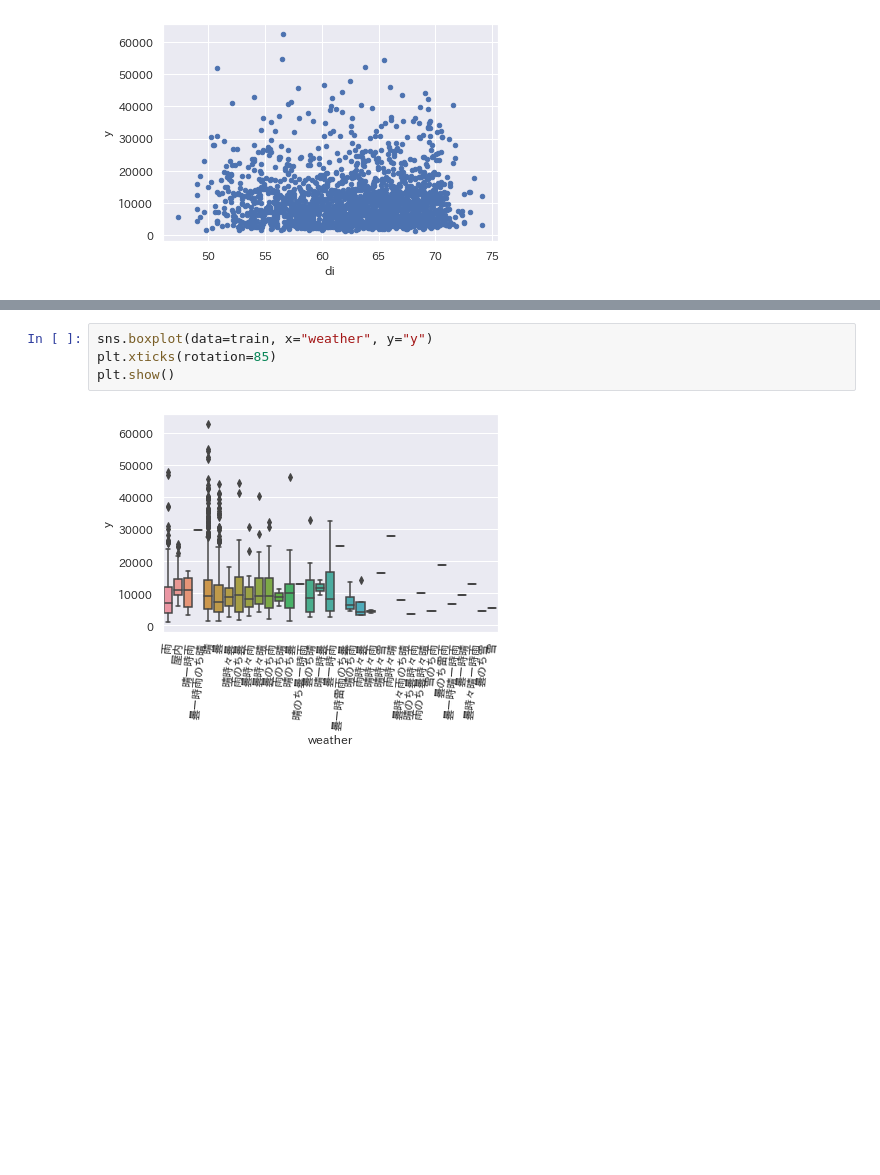
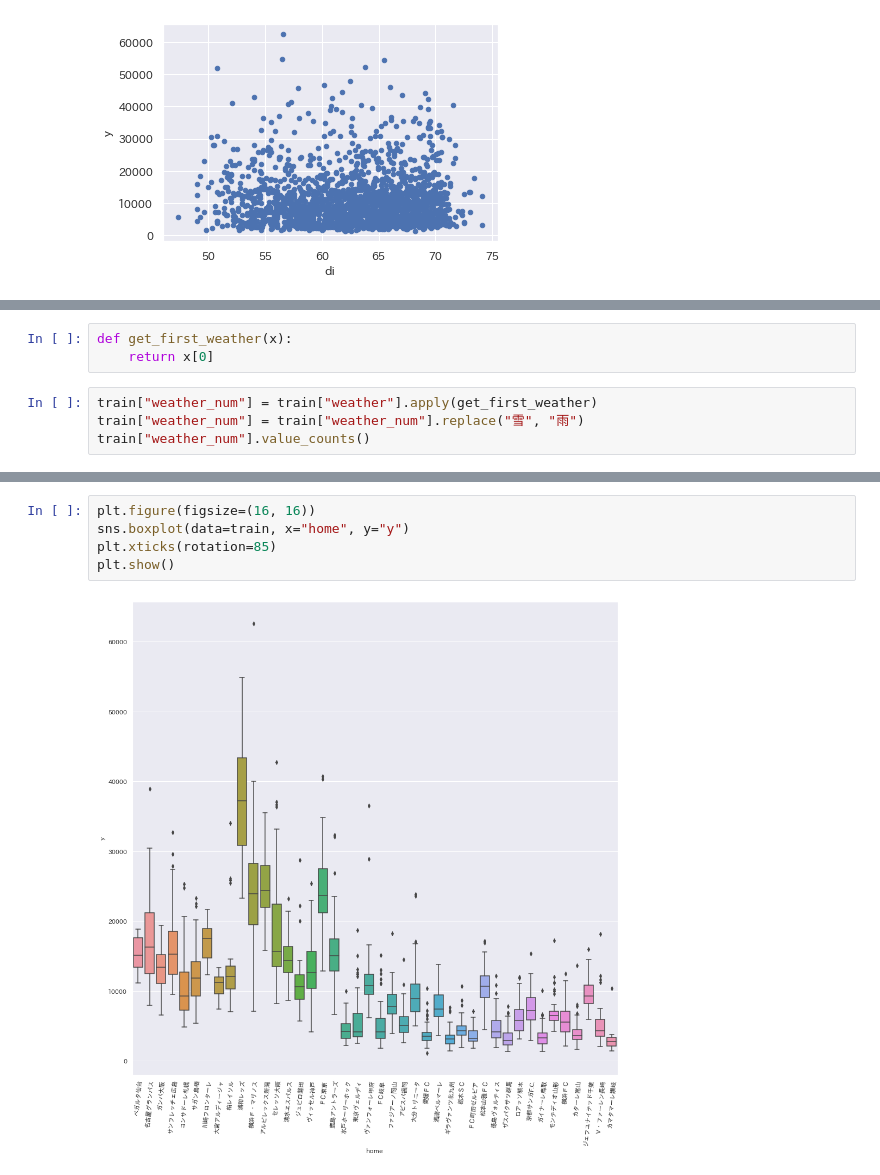
Before and after one commit to ju-ki/signate_practice, a Jupyter notebook: football_forecasting/Signate_quest.ipynb, the cells around one changed output, grey strips where cells are left out. Saved outputs shown, nothing was run; the diff lists cells and outputs as text; blank space fills up the shorter version.

```diff
--- a/football_forecasting/Signate_quest.ipynb
+++ b/football_forecasting/Signate_quest.ipynb
@@ -342 +348,8 @@ train["weather"].value_counts()
 Name: weather, dtype: int64
+# %%
+def get_first_weather(x):
+    return x[0]
+# %%
+train["weather_num"] = train["weather"].apply(get_first_weather)
+train["weather_num"] = train["weather_num"].replace("雪", "雨")
+train["weather_num"].value_counts()
@@ -343,6 +377,7 @@ Name: weather, dtype: int64
 # %%
-sns.boxplot(data=train, x="weather", y="y")
+plt.figure(figsize=(16, 16))
+sns.boxplot(data=train, x="home", y="y")
 plt.xticks(rotation=85)
 plt.show()
 # %% [output]
-[figure, old version]
+[figure, new version]
```
Also changed, not shown: parts of 38 cells of this notebook.
